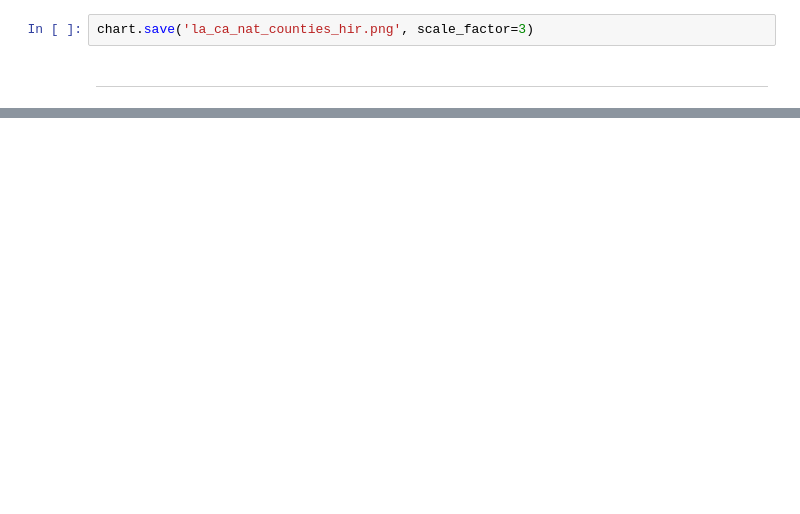
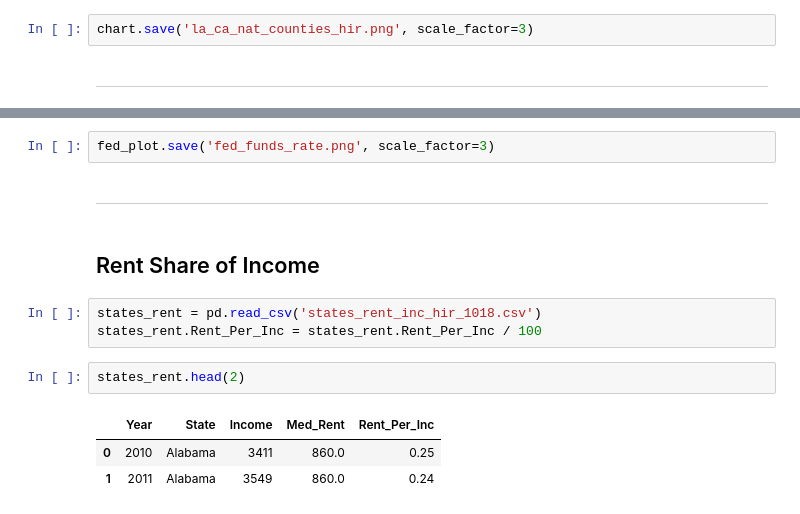
Before and after one commit to hassenmorad/Home-to-Income-Ratio, a Jupyter notebook: Notebooks/HIR Charts.ipynb, the cells around one changed output, grey strips where cells are left out. Saved outputs shown, nothing was run; the diff lists cells and outputs as text; blank space fills up the shorter version.

```diff
--- a/Notebooks/HIR Charts.ipynb
+++ b/Notebooks/HIR Charts.ipynb
@@ -411,0 +439,15 @@ chart.save('la_ca_nat_counties_hir.png', scale_factor=3)
+# %%
+fed_plot.save('fed_funds_rate.png', scale_factor=3)
+# %% [markdown]
+---
+# %% [markdown]
+## Rent Share of Income
+# %%
+states_rent = pd.read_csv('states_rent_inc_hir_1018.csv')
+states_rent.Rent_Per_Inc = states_rent.Rent_Per_Inc / 100
+# %%
+states_rent.head(2)
+# %% [output]
+|  | Year | State | Income | Med_Rent | Rent_Per_Inc |
+| 0 | 2010 | Alabama | 3411 | 860.0 | 0.25 |
+| 1 | 2011 | Alabama | 3549 | 860.0 | 0.24 |
```
Also changed, not shown: parts of 29 cells of this notebook.
